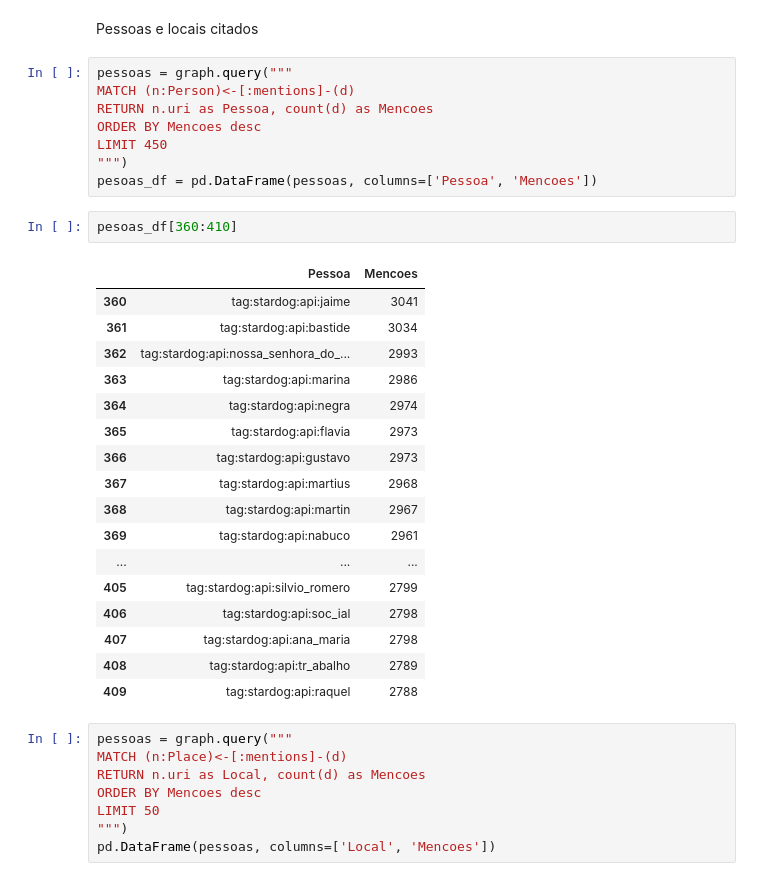
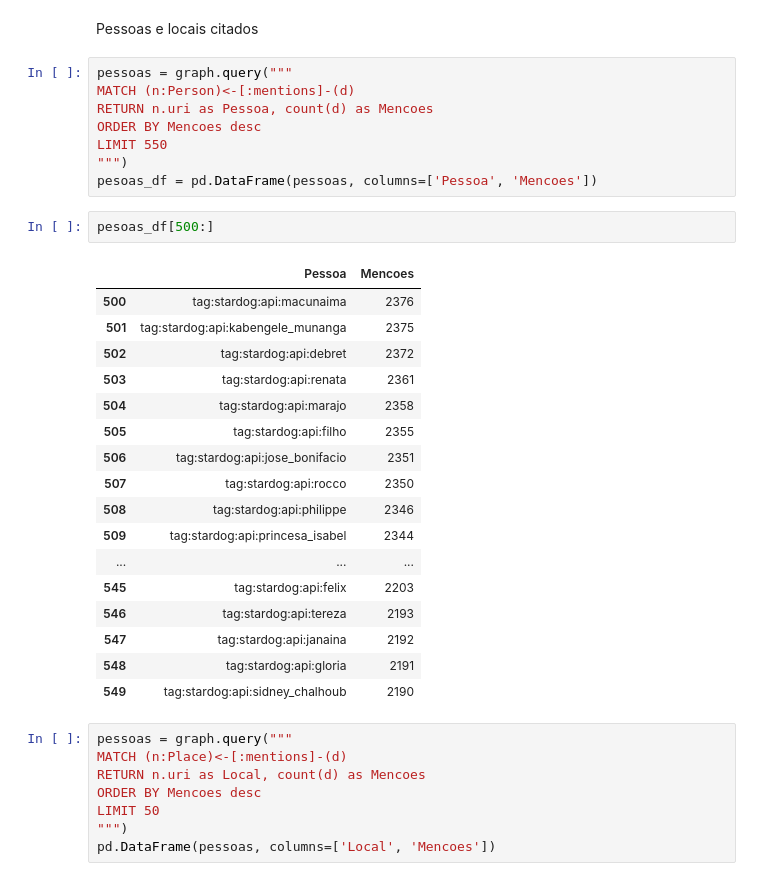
Before and after one commit to fabiocorreacordeiro/Indigenous-Slavery-KG, a Jupyter notebook: EDA.ipynb, the cells around one changed output. Saved outputs shown, nothing was run; the diff lists cells and outputs as text.

```diff
--- a/EDA.ipynb
+++ b/EDA.ipynb
@@ -517,29 +517,29 @@ pessoas = graph.query("""
 MATCH (n:Person)<-[:mentions]-(d)
 RETURN n.uri as Pessoa, count(d) as Mencoes
 ORDER BY Mencoes desc
-LIMIT 450
+LIMIT 550
 """)
 pesoas_df = pd.DataFrame(pessoas, columns=['Pessoa', 'Mencoes'])
 # %%
-pesoas_df[360:410]
+pesoas_df[500:]
 # %% [output]
 |  | Pessoa | Mencoes |
-| 360 | tag:stardog:api:jaime | 3041 |
-| 361 | tag:stardog:api:bastide | 3034 |
-| 362 | tag:stardog:api:nossa_senhora_do_... | 2993 |
-| 363 | tag:stardog:api:marina | 2986 |
-| 364 | tag:stardog:api:negra | 2974 |
-| 365 | tag:stardog:api:flavia | 2973 |
-| 366 | tag:stardog:api:gustavo | 2973 |
-| 367 | tag:stardog:api:martius | 2968 |
-| 368 | tag:stardog:api:martin | 2967 |
-| 369 | tag:stardog:api:nabuco | 2961 |
+| 500 | tag:stardog:api:macunaima | 2376 |
+| 501 | tag:stardog:api:kabengele_munanga | 2375 |
+| 502 | tag:stardog:api:debret | 2372 |
+| 503 | tag:stardog:api:renata | 2361 |
+| 504 | tag:stardog:api:marajo | 2358 |
+| 505 | tag:stardog:api:filho | 2355 |
+| 506 | tag:stardog:api:jose_bonifacio | 2351 |
+| 507 | tag:stardog:api:rocco | 2350 |
+| 508 | tag:stardog:api:philippe | 2346 |
+| 509 | tag:stardog:api:princesa_isabel | 2344 |
 | ... | ... | ... |
-| 405 | tag:stardog:api:silvio_romero | 2799 |
-| 406 | tag:stardog:api:soc_ial | 2798 |
-| 407 | tag:stardog:api:ana_maria | 2798 |
-| 408 | tag:stardog:api:tr_abalho | 2789 |
-| 409 | tag:stardog:api:raquel | 2788 |
+| 545 | tag:stardog:api:felix | 2203 |
+| 546 | tag:stardog:api:tereza | 2193 |
+| 547 | tag:stardog:api:janaina | 2192 |
+| 548 | tag:stardog:api:gloria | 2191 |
+| 549 | tag:stardog:api:sidney_chalhoub | 2190 |
 # %%
 pessoas = graph.query("""
 MATCH (n:Place)<-[:mentions]-(d)
```
Also changed, not shown: parts of 2 cells of this notebook, 3 other files.
